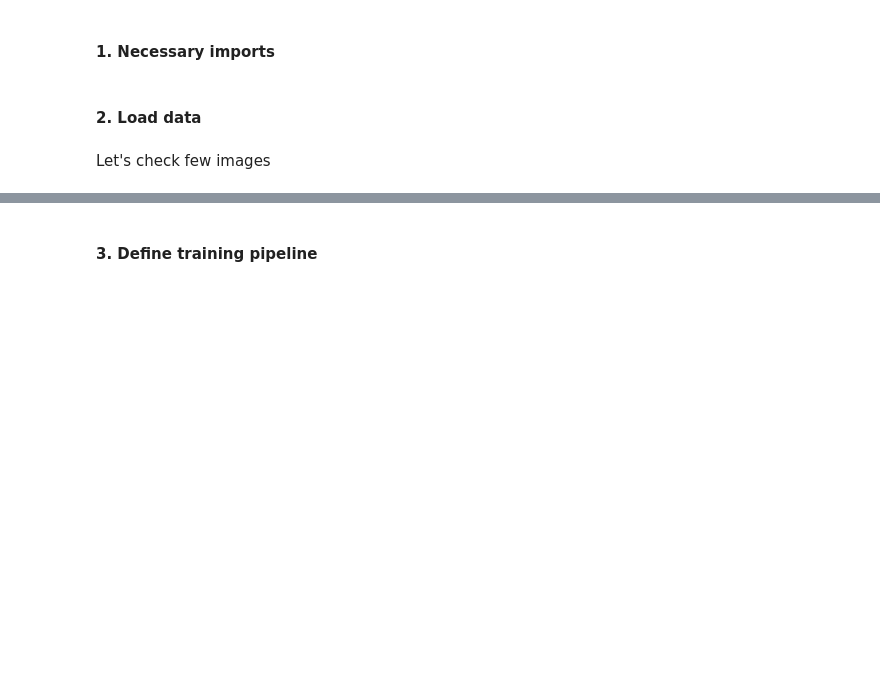
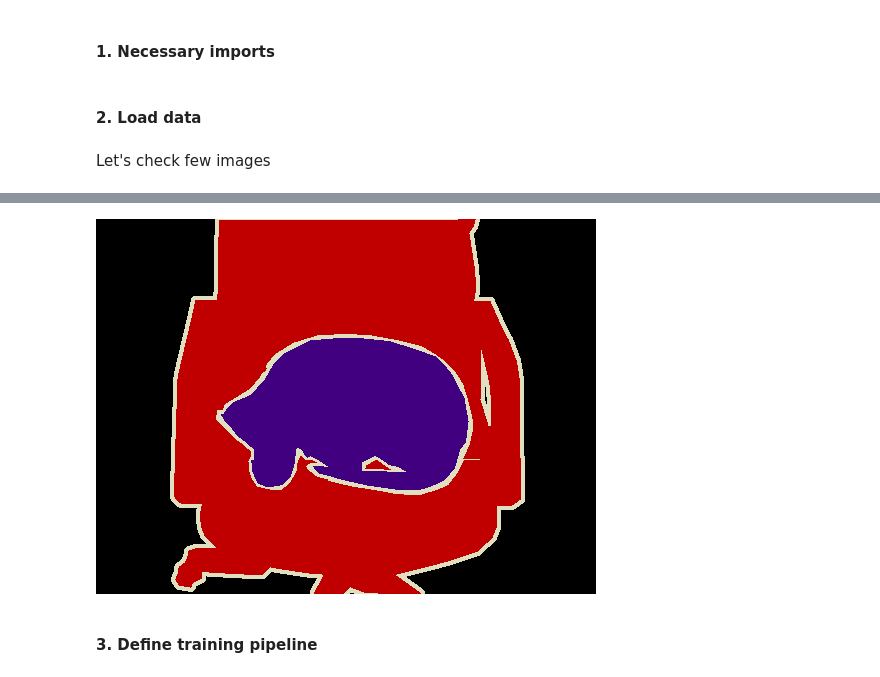
Before and after one commit to analysiscenter/skoltech, a Jupyter notebook: pascal/pascal.ipynb, the cells around one changed output, grey strips where cells are left out. Cells and saved outputs as stored; diff of their text form; code cells hidden in the pictures; blank space fills up the shorter version.

```diff
--- a/pascal/pascal.ipynb
+++ b/pascal/pascal.ipynb
@@ -40,2 +44,6 @@ labels = #
+# %%
+labels[2]
+# %% [output]
+[figure, added]
 # %% [markdown]
 #### 3. Define training pipeline
```
Also changed, not shown: parts of 19 cells of this notebook.
